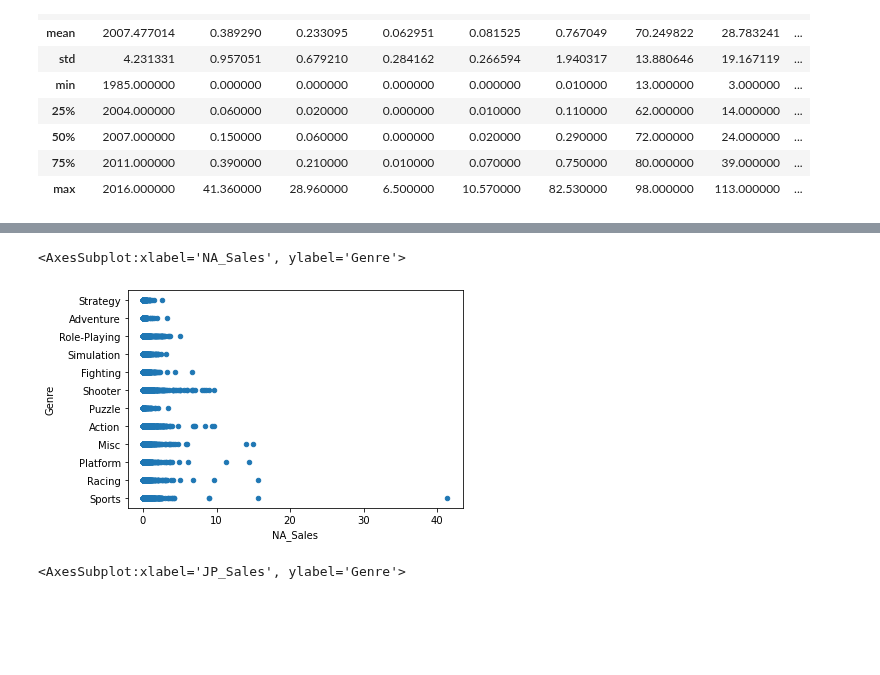
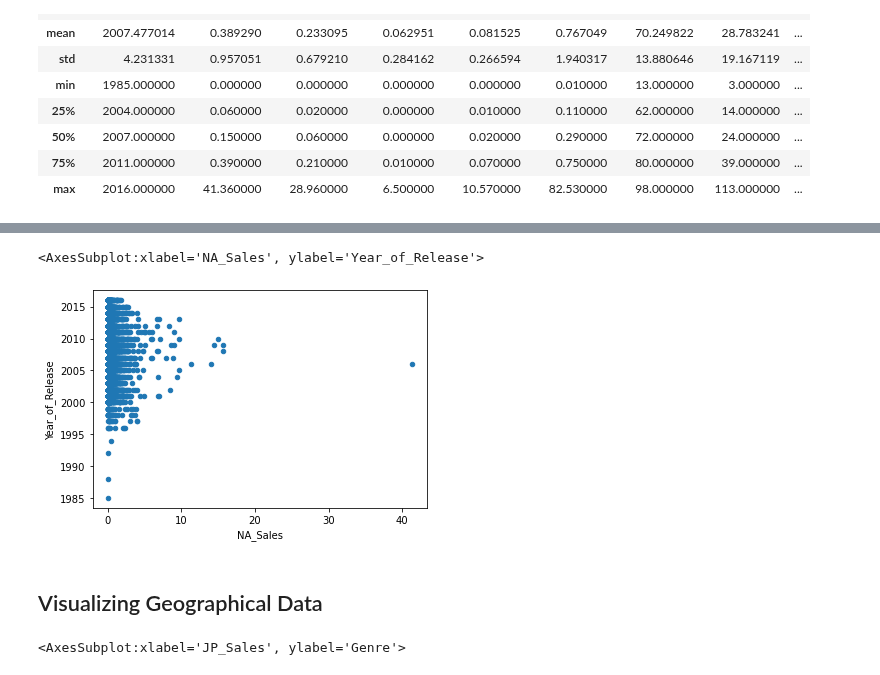
Before and after one commit to msadiq10/DMML-Group-15, a Jupyter notebook: group15-lab2.ipynb, the cells around one changed output, grey strips where cells are left out. Cells and saved outputs as stored; diff of their text form; code cells hidden in the pictures; blank space fills up the shorter version.

```diff
--- a/group15-lab2.ipynb
+++ b/group15-lab2.ipynb
@@ -81,8 +133,10 @@ plt.show()
 # %%
-df.plot(kind="scatter", x="NA_Sales", y="Genre")
+df.plot(kind="scatter", x="NA_Sales", y="Year_of_Release")
 # %% [output]
-<AxesSubplot:xlabel='NA_Sales', ylabel='Genre'>
+<AxesSubplot:xlabel='NA_Sales', ylabel='Year_of_Release'>
-[figure, old version]
+[figure, new version]
+# %% [markdown]
+##  Visualizing Geographical Data
 # %%
 df.plot(kind="scatter", x="JP_Sales", y="Genre")
 # %% [output]
```
Also changed, not shown: parts of 11 cells of this notebook.
